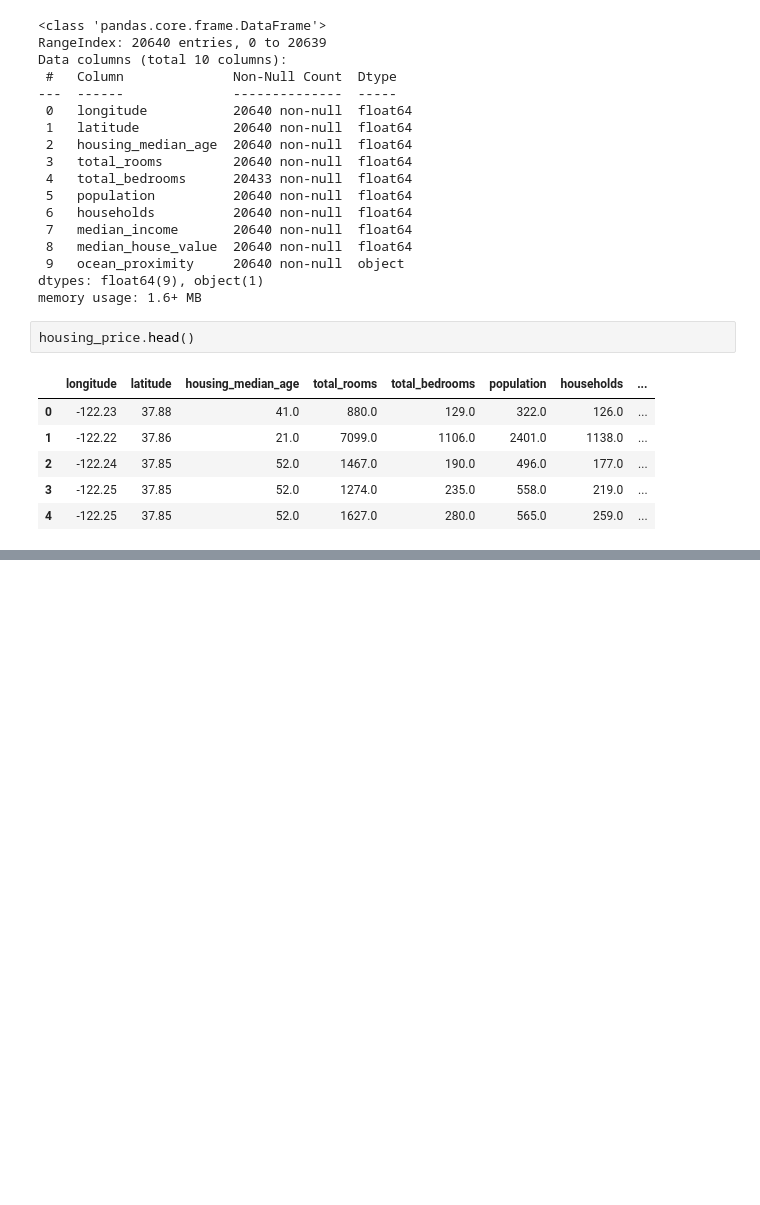
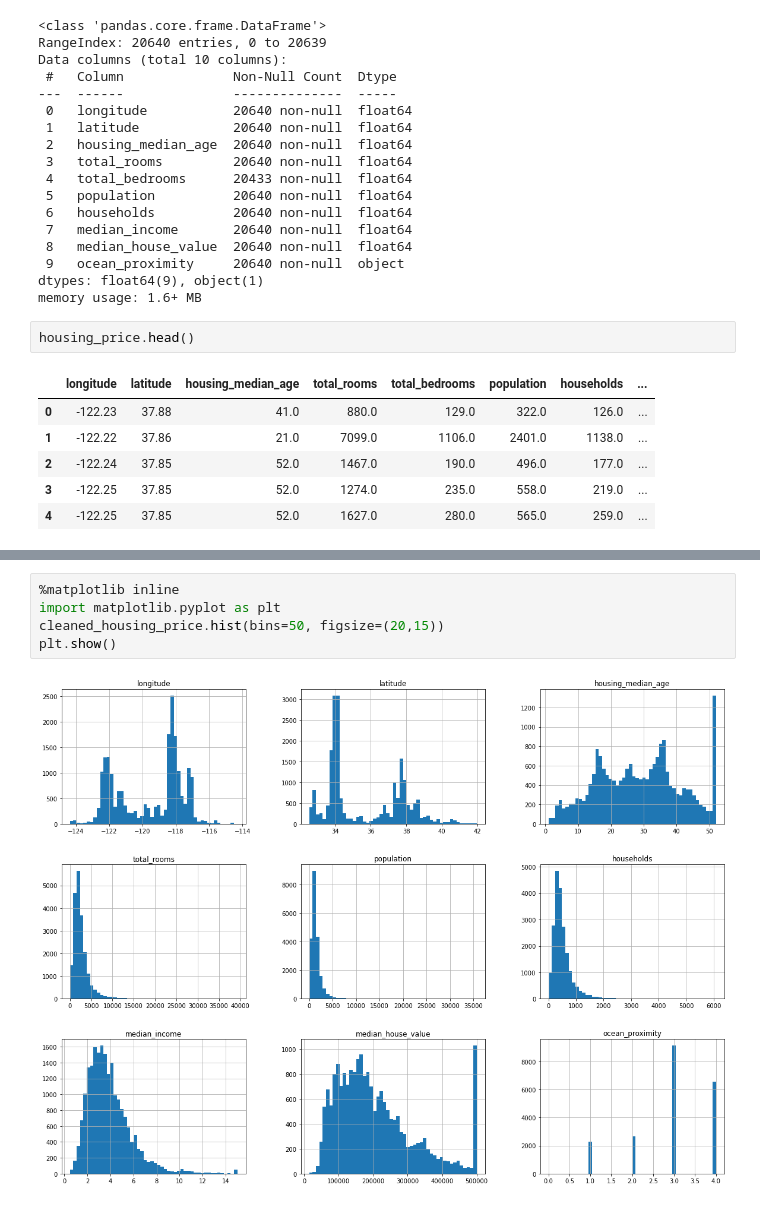
Before and after one commit to tiffany88888/capstone, a Jupyter notebook: capstone.ipynb, the cells around one changed output, grey strips where cells are left out. Cells and saved outputs as stored; diff of their text form; blank space fills up the shorter version.

```diff
--- a/capstone.ipynb
+++ b/capstone.ipynb
@@ -112,0 +126,7 @@ Name: ocean_proximity, dtype: int64
+# %%
+%matplotlib inline
+import matplotlib.pyplot as plt
+cleaned_housing_price.hist(bins=50, figsize=(20,15))
+plt.show()
+# %% [output]
+[figure, added]
```
Also changed, not shown: parts of 48 cells of this notebook.
